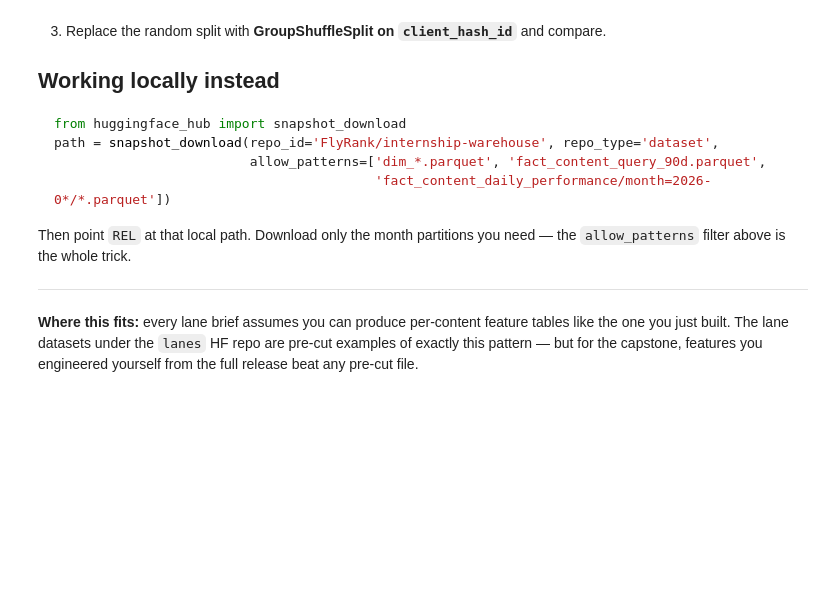
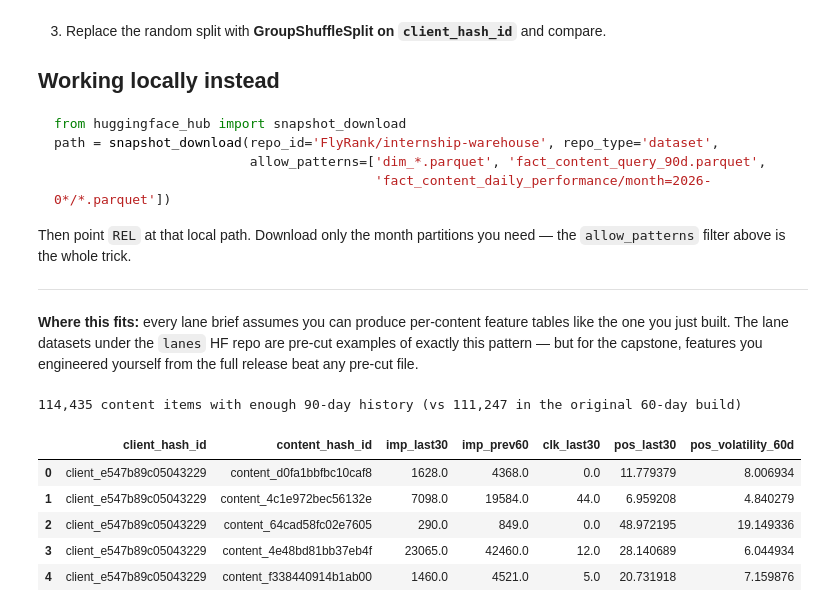
Before and after one commit to Rahid-Khan/internship-work-, a Jupyter notebook: notebooks/03_working_with_the_full_release.ipynb, the cells around one changed output. Cells and saved outputs as stored; diff of their text form; code cells hidden in the pictures; blank space fills up the shorter version.

```diff
--- a/notebooks/03_working_with_the_full_release.ipynb
+++ b/notebooks/03_working_with_the_full_release.ipynb
@@ -181,3 +230,40 @@ Then point `REL` at that local path. Download only the month partitions you need
 the one you just built. The lane datasets under the `lanes` HF repo are pre-cut examples of
 exactly this pattern — but for the capstone, features you engineered yourself from the full
 release beat any pre-cut file.
+# %%
+# --- 1. Same feature build, but a 90-day window with its own HAVING threshold ---
+# last30 = most recent 30 days (the outcome window), prev60 = the 60 days before that
+# (a longer baseline reduces noise vs. the original prev30). HAVING threshold raised
+# roughly in proportion to the wider window (100 -> 200).
+features_90d = con.sql(f"""
+    WITH bounds AS (
+        SELECT MAX(report_date) AS end_d FROM {TABLES['fact_daily']}
+    ),
+    windowed AS (
+        SELECT f.client_hash_id, f.content_hash_id,
+               SUM(CASE WHEN f.report_date >  b.end_d - INTERVAL 30 DAY THEN f.gsc_impressions ELSE 0 END) AS imp_last30,
+               SUM(CASE WHEN f.report_date <= b.end_d - INTERVAL 30 DAY THEN f.gsc_impressions ELSE 0 END) AS imp_prev60,
+               SUM(CASE WHEN f.report_date >  b.end_d - INTERVAL 30 DAY THEN f.gsc_clicks ELSE 0 END)      AS clk_last30,
+               AVG(CASE WHEN f.report_date >  b.end_d - INTERVAL 30 DAY THEN f.gsc_avg_position END)       AS pos_last30,
+               -- --- 2. one new feature: position volatility over the trailing 60 days ---
+               -- a page bouncing between position 4 and position 40 is a different risk
+               -- profile than one holding steady at position 12, even with the same mean.
+               STDDEV_SAMP(CASE WHEN f.report_date <= b.end_d - INTERVAL 30 DAY THEN f.gsc_avg_position END) AS pos_volatility_60d
+        FROM {TABLES['fact_daily']} f, bounds b
+        WHERE f.report_date > b.end_d - INTERVAL 90 DAY
+        GROUP BY 1, 2
+        HAVING imp_prev60 >= 200
+    )
+    SELECT * FROM windowed
+""").df()
+
+print(f'{len(features_90d):,} content items with enough 90-day history (vs {len(features):,} in the original 60-day build)')
+features_90d.head()
+# %% [output]
+114,435 content items with enough 90-day history (vs 111,247 in the original 60-day build)
+|  | client_hash_id | content_hash_id | imp_last30 | imp_prev60 | clk_last30 | pos_last30 | pos_volatility_60d |
+| 0 | client_e547b89c05043229 | content_d0fa1bbfbc10caf8 | 1628.0 | 4368.0 | 0.0 | 11.779379 | 8.006934 |
+| 1 | client_e547b89c05043229 | content_4c1e972bec56132e | 7098.0 | 19584.0 | 44.0 | 6.959208 | 4.840279 |
+| 2 | client_e547b89c05043229 | content_64cad58fc02e7605 | 290.0 | 849.0 | 0.0 | 48.972195 | 19.149336 |
+| 3 | client_e547b89c05043229 | content_4e48bd81bb37eb4f | 23065.0 | 42460.0 | 12.0 | 28.140689 | 6.044934 |
+| 4 | client_e547b89c05043229 | content_f338440914b1ab00 | 1460.0 | 4521.0 | 5.0 | 20.731918 | 7.159876 |
```
Also changed, not shown: parts of 8 cells of this notebook.
